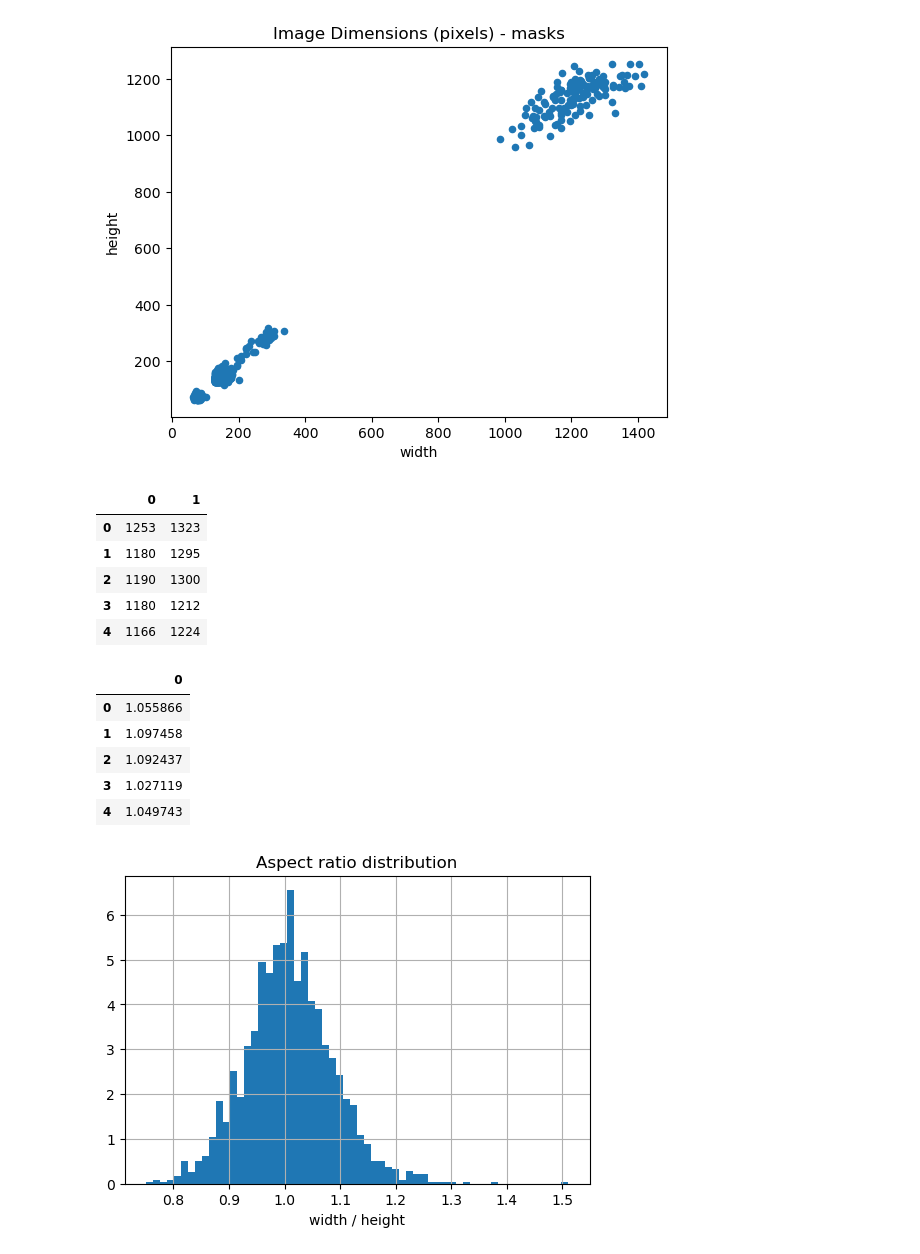
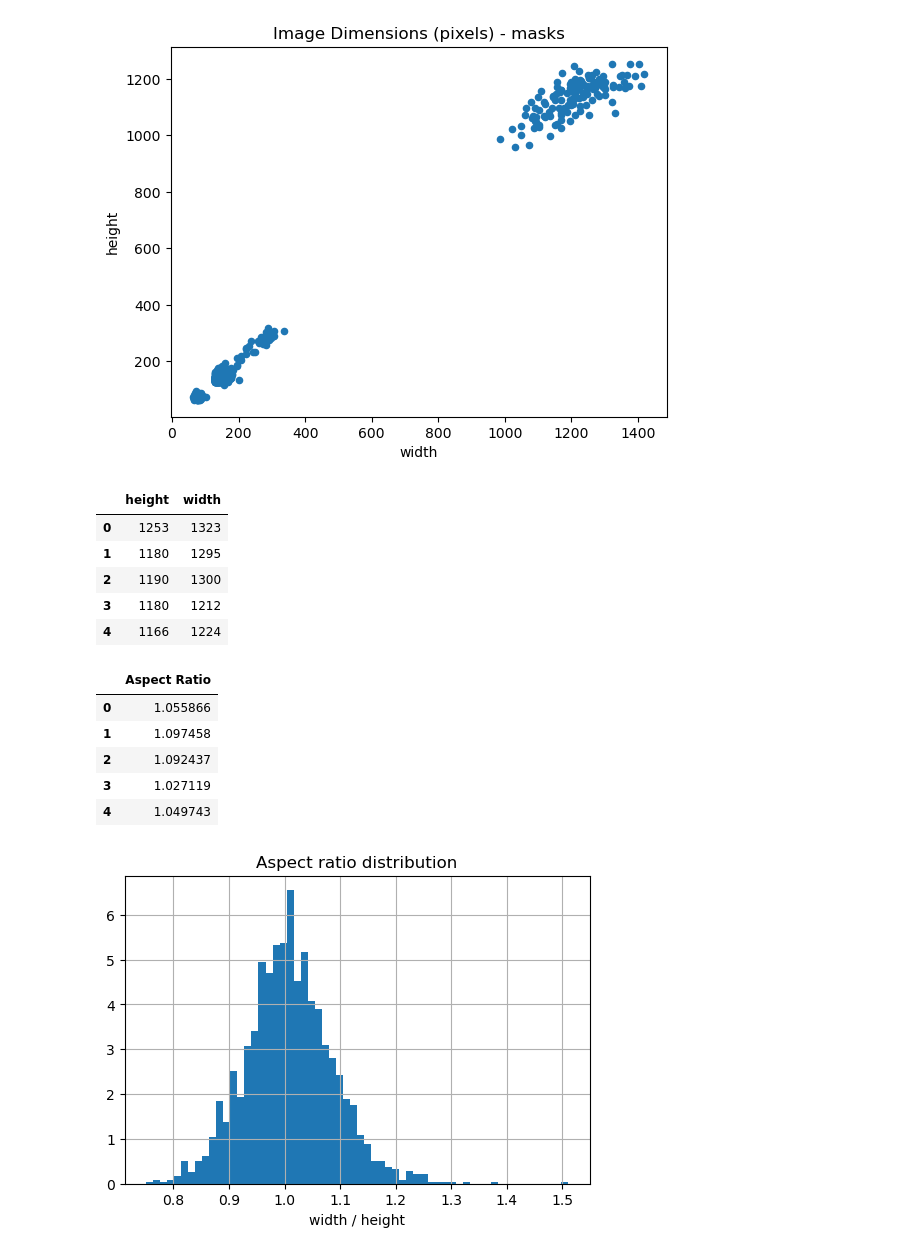
Before and after one commit to AmalAkh/tiger-challenge-segmentation, a Jupyter notebook: eda.ipynb, the cells around one changed output. Cells and saved outputs as stored; diff of their text form; code cells hidden in the pictures.

Commit message:
Added labels to dataframes

```diff
--- a/eda.ipynb
+++ b/eda.ipynb
@@ -85,13 +85,13 @@ for label, directory in directories.items():
 # %%
 filepath = WSIROI_PATH + "images/"
 filelist = [filepath + f for f in os.listdir(filepath)]
 
 dims = db.from_sequence(filelist).map(get_dimensions_images)
 dims = dims.compute()
-df_dims = pd.DataFrame(dims)
+df_dims = pd.DataFrame(dims, columns=["height", "width"])
 df_dims.head()
 # %% [output]
-|  | 0 | 1 |
+|  | height | width |
 | 0 | 1253 | 1323 |
 | 1 | 1180 | 1295 |
 | 2 | 1190 | 1300 |
@@ -102,10 +102,10 @@ aspect_ratios = []
 for i in dims:
     aspect_ratios.append(i[1]/i[0])
 
-df_aspect_ratios = pd.DataFrame(aspect_ratios)
+df_aspect_ratios = pd.DataFrame(aspect_ratios, columns=["Aspect Ratio"])
 df_aspect_ratios.head()
 # %% [output]
-|  | 0 |
+|  | Aspect Ratio |
 | 0 | 1.055866 |
 | 1 | 1.097458 |
 | 2 | 1.092437 |
```
